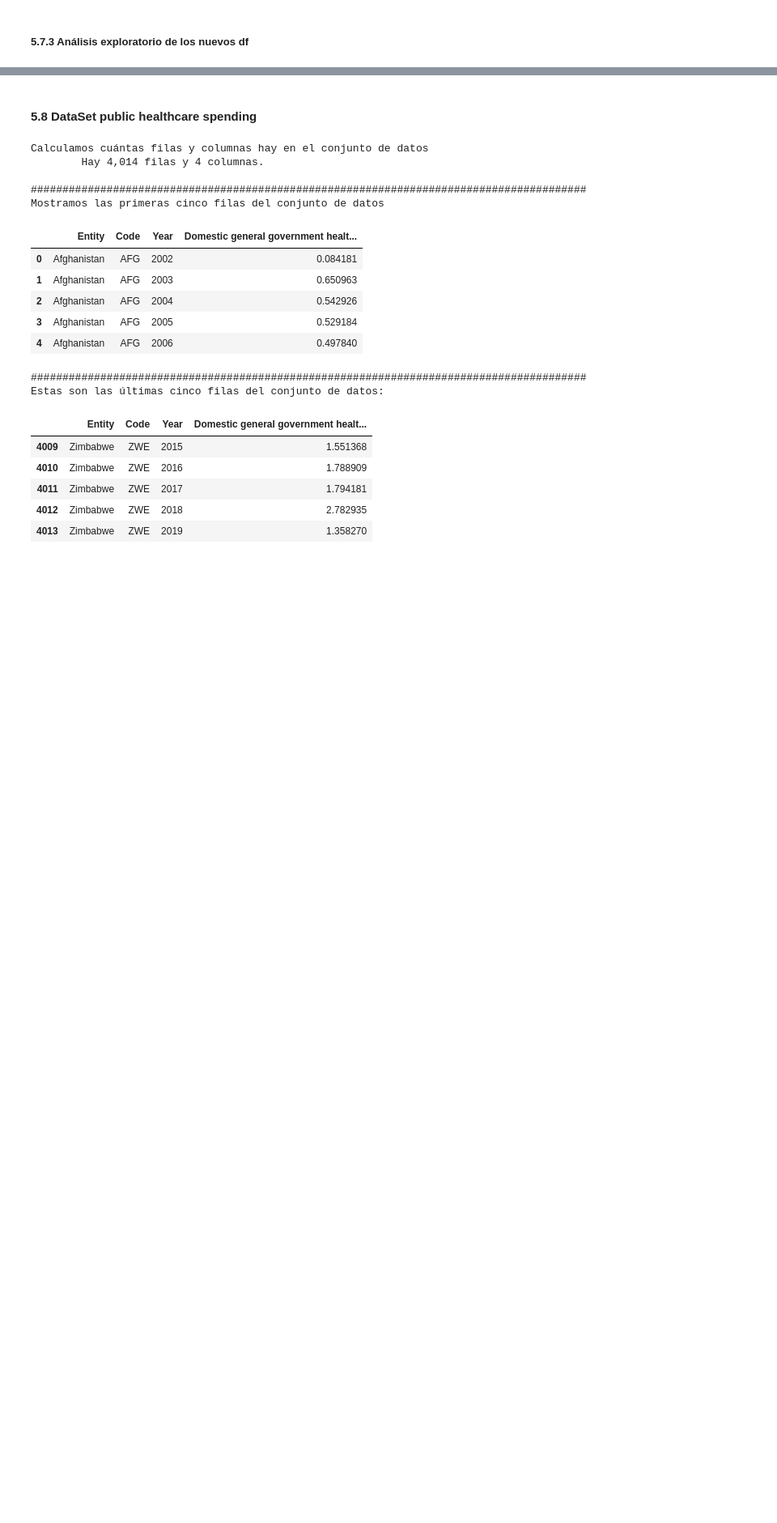
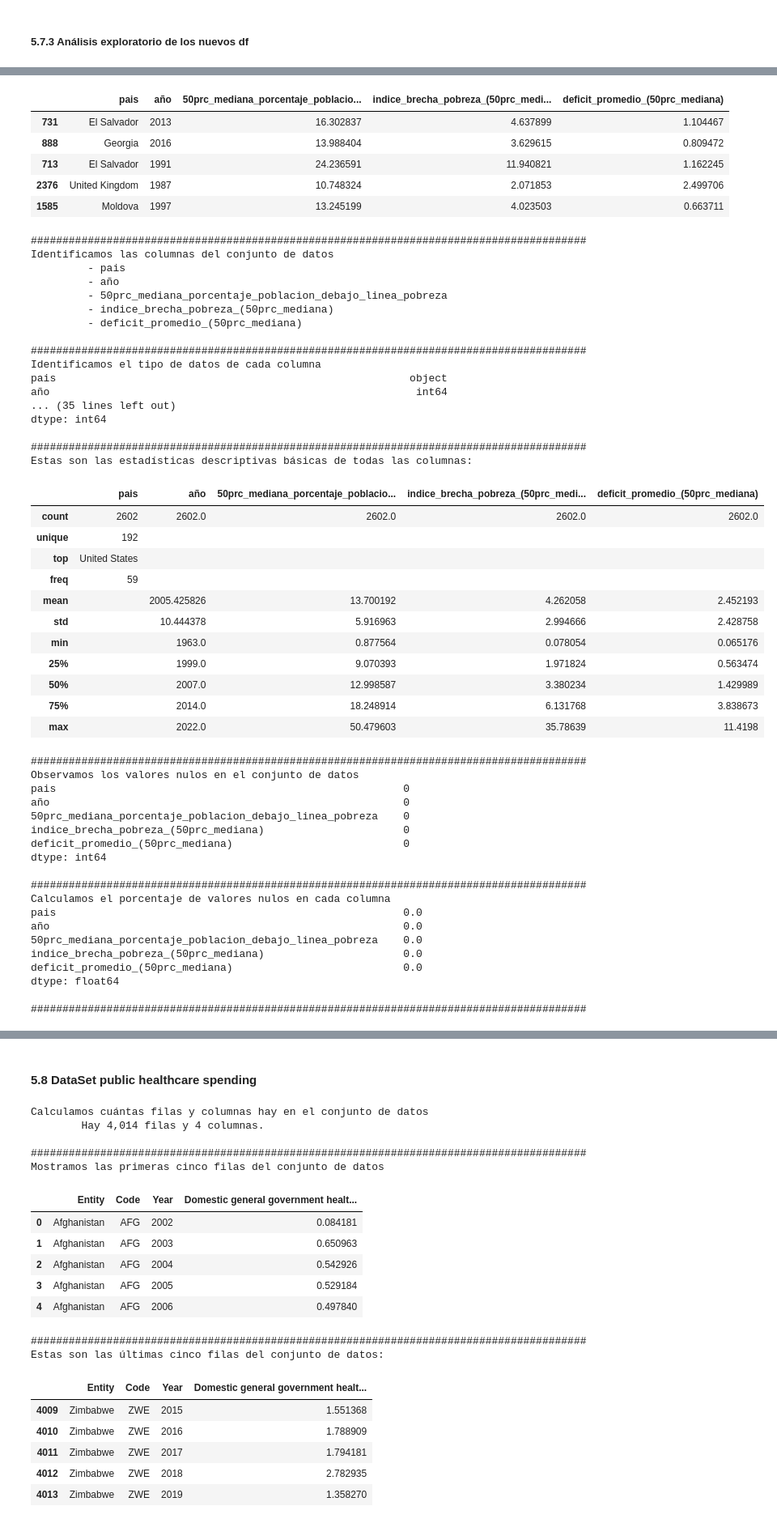
Before and after one commit to Sarah-bzb/TFM_analisis_datos, a Jupyter notebook: exploration_health_v0 - copia.ipynb, the cells around one changed output, grey strips where cells are left out. Shown at 81% size. Saved outputs shown, nothing was run; the diff lists cells and outputs as text; code cells hidden in the pictures; blank space fills up the shorter version.

```diff
--- a/exploration_health_v0 - copia.ipynb
+++ b/exploration_health_v0 - copia.ipynb
@@ -2180,0 +2227,10 @@ len(richest_decile)
+# %%
+mapeo_pobreza_relativa = {
+    'Country': 'pais',
+    'Year': 'año',
+    '50% of median - share of population below poverty line': '50prc_mediana_porcentaje_poblacion_debajo_linea_pobreza',
+    'poverty_gap_index_50_median': 'indice_brecha_pobreza_(50prc_mediana)',
+    'avg_shortfall_50_median': 'deficit_promedio_(50prc_mediana)'
+}
+# %%
+df_pobreza_relativa = renombrar_columnas(df_pobreza_relativa, mapeo_pobreza_relativa)
@@ -2182,0 +2422,3 @@ len(richest_decile)
+# %%
+exploracion_inicial(df_pobreza_relativa)
+# %% [output]
@@ -2182,0 +2446,54 @@ len(richest_decile)
+|  | pais | año | 50prc_mediana_porcentaje_poblacio... | indice_brecha_pobreza_(50prc_medi... | deficit_promedio_(50prc_mediana) |
+| 731 | El Salvador | 2013 | 16.302837 | 4.637899 | 1.104467 |
+| 888 | Georgia | 2016 | 13.988404 | 3.629615 | 0.809472 |
+| 713 | El Salvador | 1991 | 24.236591 | 11.940821 | 1.162245 |
+| 2376 | United Kingdom | 1987 | 10.748324 | 2.071853 | 2.499706 |
+| 1585 | Moldova | 1997 | 13.245199 | 4.023503 | 0.663711 |
+########################################################################################
+Identificamos las columnas del conjunto de datos
+         - pais
+         - año
+         - 50prc_mediana_porcentaje_poblacion_debajo_linea_pobreza
+         - indice_brecha_pobreza_(50prc_mediana)
+         - deficit_promedio_(50prc_mediana)
+
+########################################################################################
+Identificamos el tipo de datos de cada columna
+pais                                                        object
+año                                                          int64
+... (35 lines left out)
+dtype: int64
+
+########################################################################################
+Estas son las estadísticas descriptivas básicas de todas las columnas:
+|  | pais | año | 50prc_mediana_porcentaje_poblacio... | indice_brecha_pobreza_(50prc_medi... | deficit_promedio_(50prc_mediana) |
+| count | 2602 | 2602.0 | 2602.0 | 2602.0 | 2602.0 |
+| unique | 192 |  |  |  |  |
+| top | United States |  |  |  |  |
+| freq | 59 |  |  |  |  |
+| mean |  | 2005.425826 | 13.700192 | 4.262058 | 2.452193 |
+| std |  | 10.444378 | 5.916963 | 2.994666 | 2.428758 |
+| min |  | 1963.0 | 0.877564 | 0.078054 | 0.065176 |
+| 25% |  | 1999.0 | 9.070393 | 1.971824 | 0.563474 |
+| 50% |  | 2007.0 | 12.998587 | 3.380234 | 1.429989 |
+| 75% |  | 2014.0 | 18.248914 | 6.131768 | 3.838673 |
+| max |  | 2022.0 | 50.479603 | 35.78639 | 11.4198 |
+########################################################################################
+Observamos los valores nulos en el conjunto de datos
+pais                                                       0
+año                                                        0
+50prc_mediana_porcentaje_poblacion_debajo_linea_pobreza    0
+indice_brecha_pobreza_(50prc_mediana)                      0
+deficit_promedio_(50prc_mediana)                           0
+dtype: int64
+
+########################################################################################
+Calculamos el porcentaje de valores nulos en cada columna
+pais                                                       0.0
+año                                                        0.0
+50prc_mediana_porcentaje_poblacion_debajo_linea_pobreza    0.0
+indice_brecha_pobreza_(50prc_mediana)                      0.0
+deficit_promedio_(50prc_mediana)                           0.0
+dtype: float64
+
+########################################################################################
```
Also changed, not shown: parts of 43 cells of this notebook.
